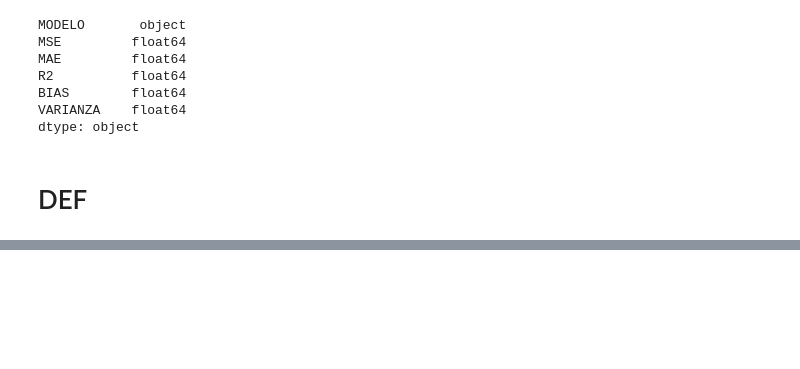
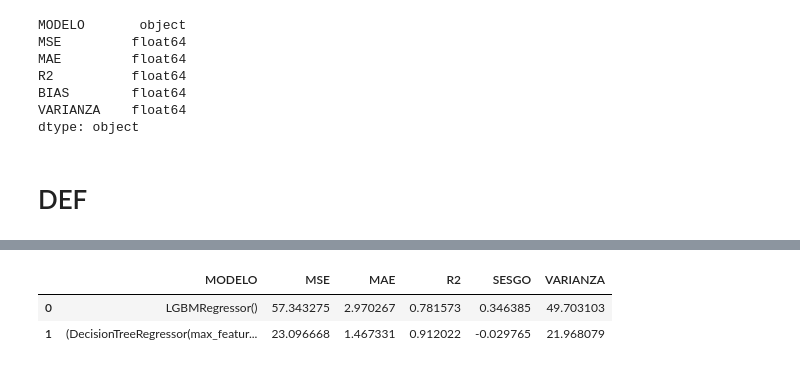
Before and after one commit to raulanegro/Chouse, a Jupyter notebook: Notebook_Final_Raul_Negro_version3_2.ipynb, the cells around one changed output, grey strips where cells are left out. Saved outputs shown, nothing was run; the diff lists cells and outputs as text; code cells hidden in the pictures; blank space fills up the shorter version.

```diff
--- a/Notebook_Final_Raul_Negro_version3_2.ipynb
+++ b/Notebook_Final_Raul_Negro_version3_2.ipynb
@@ -2341,15 +2341,10 @@ def calcular_kpis(modelo, X_test, Y_test, n_muestras=100):
 
 # Ejemplo de cómo usar las funciones
 from sklearn.model_selection import train_test_split
-import pandas as pd
 
-# Supongamos que tenemos X_data, Y_data definidos anteriormente
 
 # Dividimos los datos en conjuntos de entrenamiento y prueba
 X_train, X_test, Y_train, Y_test = train_test_split(X_data, Y_data, test_size=0.2, random_state=42)
-
-# Creamos el modelo
-modelo = RandomForestRegressor()
 
 # Entrenamos el modelo
 modelo_entrenado = entrenar_modelo_regresion(modelo, X_train, Y_train)
@@ -2357,24 +2352,9 @@ modelo_entrenado = entrenar_modelo_regresion(modelo, X_train, Y_train)
 # Calculamos los KPIs
 sesgo, varianza, mse, mae, r2 = calcular_kpis(modelo_entrenado, X_test, Y_test)
 
-# Ahora podemos actualizar el DataFrame con los resultados
-DF_Resultados = pd.DataFrame(columns=["MODELO", "MSE", "MAE", "R2", "SESGO", "VARIANZA"])
-DF_Resultados.loc[len(DF_Resultados)] = [str(modelo), mse, mae, r2, sesgo, varianza]
+# Crear el DataFrame con las columnas si aún no existe
+if 'DF_Resultados' not in globals():
+    DF_Resultados = pd.DataFrame(columns=["MODELO", "MSE", "MAE", "R2", "SESGO", "VARIANZA"])
+
+# Anexar una nueva fila con los resultados
+DF_Resultados = DF_Resultados.append({"MODELO": modelo , "MSE": mse, "MAE": mae, "R2": r2, "SESGO": sesgo, "VARIANZA": varianza}, ignore_index=True)
-# %%
-
-# Dividir los datos en conjuntos de entrenamiento y prueba
-X_train, X_test, Y_train, Y_test = train_test_split(X_data, Y_data, test_size=0.2, random_state=42)
-
-# Crear una instancia del modelo RandomForestRegressor
-modelo_random_forest = RandomForestRegressor()
-
-# Entrenar el modelo utilizando la función que creamos
-modelo_entrenado = entrenar_modelo_regresion(modelo_random_forest, X_train, Y_train)
-
-
-
-# Actualizar el DataFrame con los resultados
-DF_Resultados.loc[len(DF_Resultados)] = ['Random Forest', mse, mae, r2, sesgo, varianza]
-
-# Verificar el DataFrame para asegurarse de que se haya actualizado correctamente
-print(DF_Resultados)
@@ -2386,0 +2399,6 @@ print(DF_Resultados)
+# %%
+DF_Resultados
+# %% [output]
+|  | MODELO | MSE | MAE | R2 | SESGO | VARIANZA |
+| 0 | LGBMRegressor() | 57.343275 | 2.970267 | 0.781573 | 0.346385 | 49.703103 |
+| 1 | (DecisionTreeRegressor(max_featur... | 23.096668 | 1.467331 | 0.912022 | -0.029765 | 21.968079 |
```
Also changed, not shown: parts of 3 cells of this notebook.
